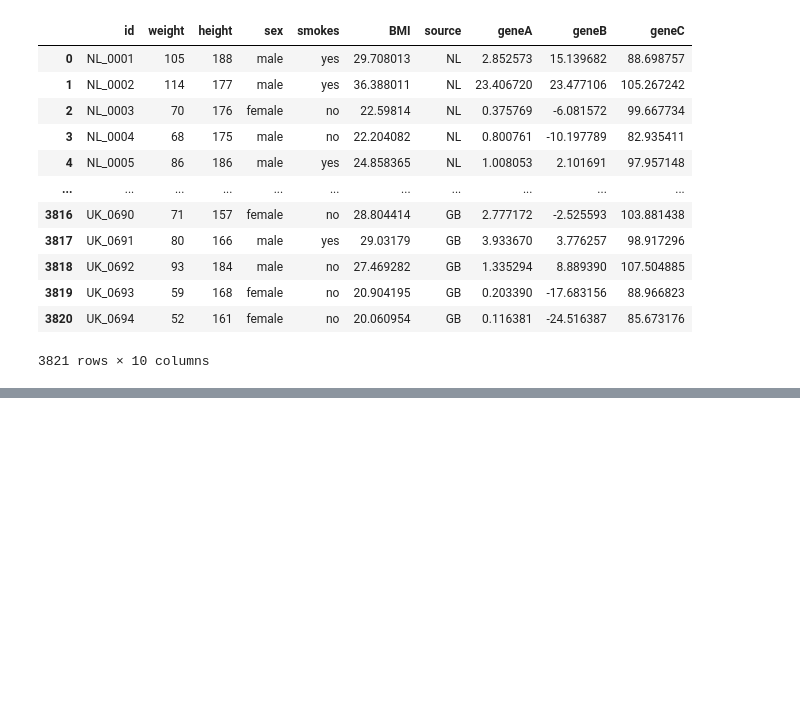
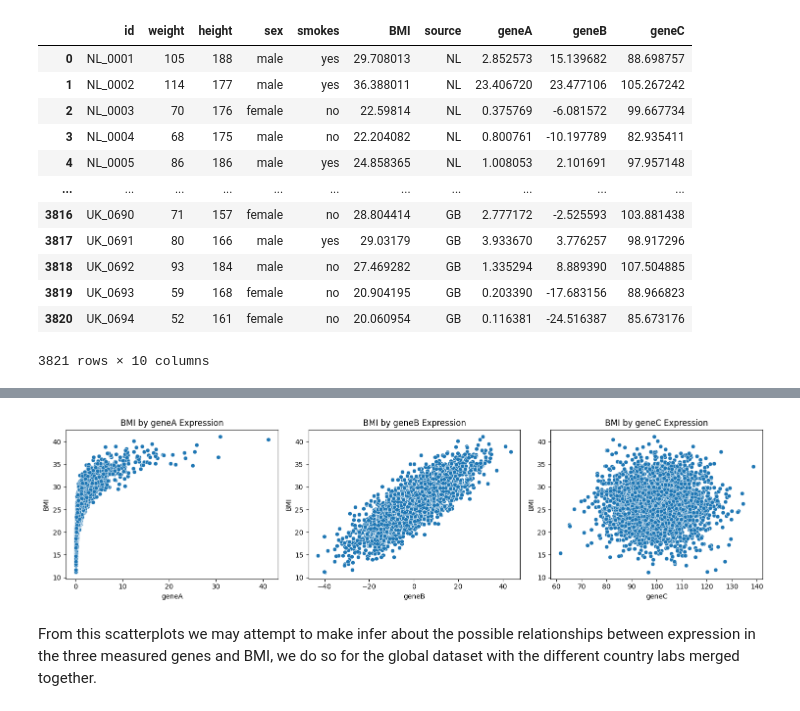
Before and after one commit to AladinAmeziane/EfDS_assignments, a Jupyter notebook: Assignment_C/out/Assignment_C_Report.ipynb, the cells around one changed output, grey strips where cells are left out. Saved outputs shown, nothing was run; the diff lists cells and outputs as text; code cells hidden in the pictures; blank space fills up the shorter version.

```diff
--- a/Assignment_C/out/Assignment_C_Report.ipynb
+++ b/Assignment_C/out/Assignment_C_Report.ipynb
@@ -246,0 +277,21 @@ dfFinal
+# %%
+fig, axes = plt.subplots(1, 3, figsize=(15, 4))
+
+sns.scatterplot(data=dfFinal, y='BMI',x = 'geneA', ax=axes[0])
+axes[0].legend
+axes[0].set_title('BMI by geneA Expression')
+
+sns.scatterplot(data=dfFinal, y='BMI',x = 'geneB', ax=axes[1])
+axes[1].legend
+axes[1].set_title('BMI by geneB Expression')
+
+sns.scatterplot(data=dfFinal, y='BMI',x = 'geneC', ax=axes[2])
+axes[2].legend
+axes[2].set_title('BMI by geneC Expression')
+
+plt.tight_layout()
+plt.show()
+# %% [output]
+[figure, added]
+# %% [markdown]
+From this scatterplots we may attempt to make infer about the possible relationships between expression in the three measured genes and BMI, we do so for the global dataset with the different country labs merged together.
```
Also changed, not shown: parts of 5 cells of this notebook.
